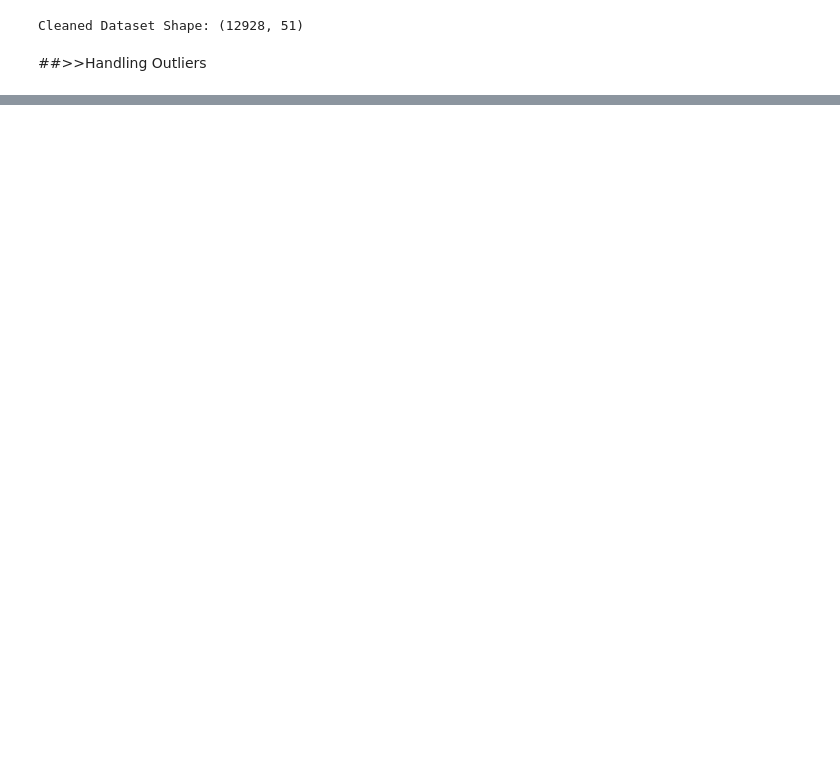
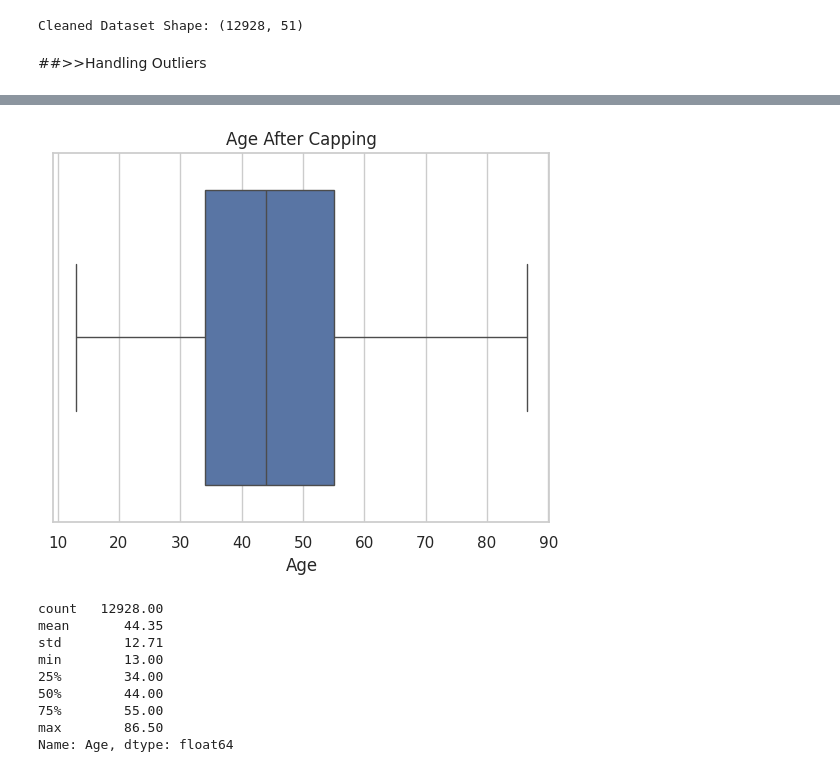
Before and after one commit to KrisDA-1/NU_Pandas, a Jupyter notebook: BD_Drug_related_deaths.ipynb, the cells around one changed output, grey strips where cells are left out. Saved outputs shown, nothing was run; the diff lists cells and outputs as text; code cells hidden in the pictures; blank space fills up the shorter version.

```diff
--- a/BD_Drug_related_deaths.ipynb
+++ b/BD_Drug_related_deaths.ipynb
@@ -527,0 +203,9 @@ Reject H₀: The proportion of fentanyl-involved deaths has increased significan
+# %%
+#IQR-based Outlier detection function
+def iqr_bounds(data, column):
+    Q1 = data[column].quantile(0.25)
+    Q3 = data[column].quantile(0.75)
+    IQR = Q3 - Q1
+    return Q1 - 1.5*IQR, Q3 + 1.5*IQR
+
+    lower, upper = iqr_bounds(df_clean, "Age")
@@ -527,0 +219,29 @@ Reject H₀: The proportion of fentanyl-involved deaths has increased significan
+# %%
+#IQR-based Outlier detection function
+def iqr_bounds(data, column):
+    Q1 = data[column].quantile(0.25)
+    Q3 = data[column].quantile(0.75)
+    IQR = Q3 - Q1
+    return Q1 - 1.5*IQR, Q3 + 1.5*IQR
+
+# Cap outliers: Replace values outside bounds with the bounds
+lower, upper = iqr_bounds(df_clean, "Age")
+df_clean["Age"] = np.clip(df_clean["Age"], lower, upper)
+# %%
+# Visualize after
+sns.boxplot(x=df_clean["Age"])
+plt.title("Age After Capping")
+plt.show()
+
+print(df_clean["Age"].describe())
+# %% [output]
+[figure, added]
+count   12928.00
+mean       44.35
+std        12.71
+min        13.00
+25%        34.00
+50%        44.00
+75%        55.00
+max        86.50
+Name: Age, dtype: float64
```
Also changed, not shown: parts of 63 cells of this notebook.
